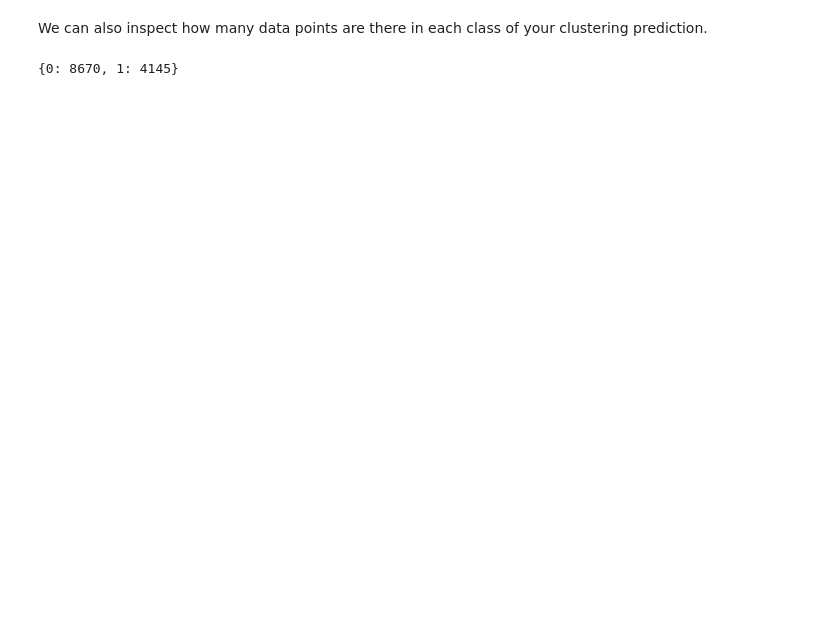
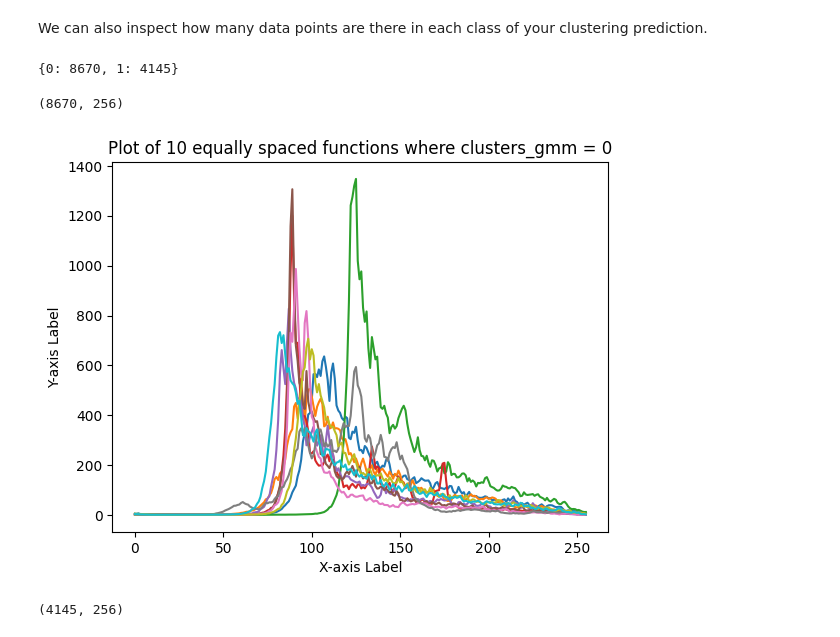
Before and after one commit to affan1317/sea-ice-and-lead-unsupervised-learning, a Jupyter notebook: Chapter1_Unsupervised_Learning_Methods.ipynb, the cells around one changed output. Saved outputs shown, nothing was run; the diff lists cells and outputs as text; code cells hidden in the pictures; blank space fills up the shorter version.

```diff
--- a/Chapter1_Unsupervised_Learning_Methods.ipynb
+++ b/Chapter1_Unsupervised_Learning_Methods.ipynb
@@ -543,6 +560,8 @@ There are some NaN values in the dataset so one way to deal with this is to dele
 nan_count = np.isnan(data_normalized).sum()
 print(f"Number of NaN values in the array: {nan_count}")
 data_cleaned = data_normalized[~np.isnan(data_normalized).any(axis=1)]
+flag_cleaned = flag[~np.isnan(data_normalized).any(axis=1)]
+waves_cleaned=waves[~np.isnan(data_normalized).any(axis=1)]
 # %% [output]
 Number of NaN values in the array: 387
 # %%
@@ -564,3 +595,26 @@ class_counts = dict(zip(unique, counts))
 print(class_counts)
 # %% [output]
 {0: 8670, 1: 4145}
+# %%
+waves_cleaned[clusters_gmm==0].shape
+# %% [output]
+(8670, 256)
+# %%
+# Extract 10 equally spaced functions where clusters_gmm is equal to 0
+functions_to_plot = waves_cleaned[clusters_gmm == 0][::len(waves_cleaned[clusters_gmm == 0]) // 10]
+
+# Plot each function
+for i, function in enumerate(functions_to_plot):
+    plt.plot(function)#, label=f'Function {i+1}')
+
+plt.xlabel('X-axis Label')
+plt.ylabel('Y-axis Label')
+plt.title('Plot of 10 equally spaced functions where clusters_gmm = 0')
+# plt.legend()
+plt.show()
+# %% [output]
+[figure, added]
+# %%
+waves_cleaned[clusters_gmm==1].shape
+# %% [output]
+(4145, 256)
```
Also changed, not shown: parts of 41 cells of this notebook.
